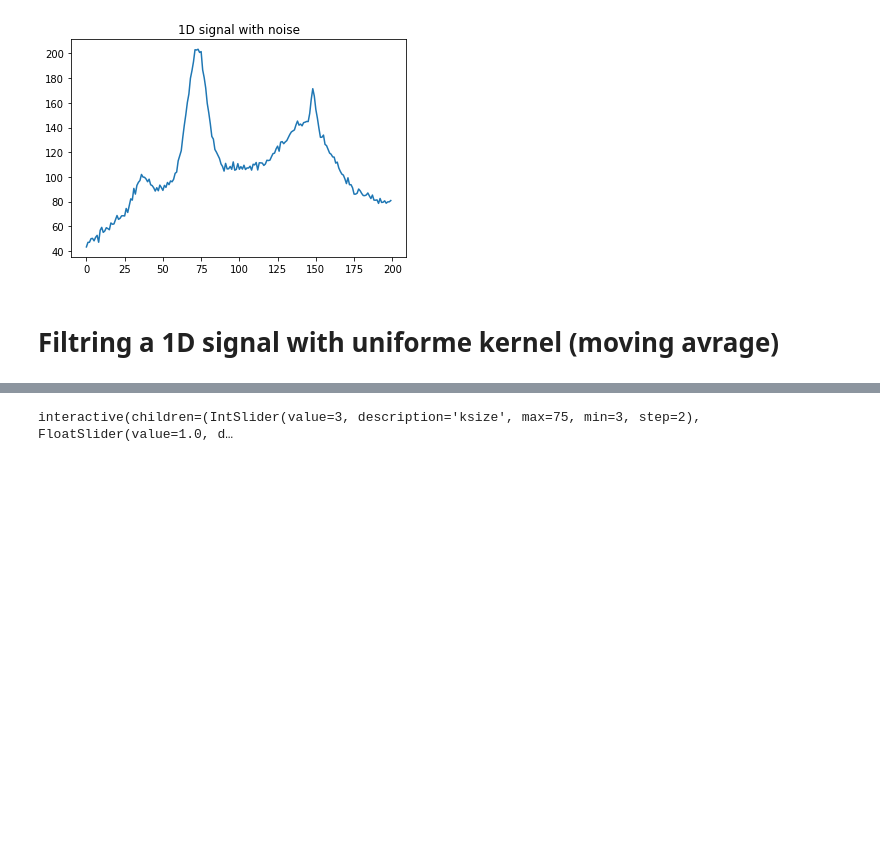
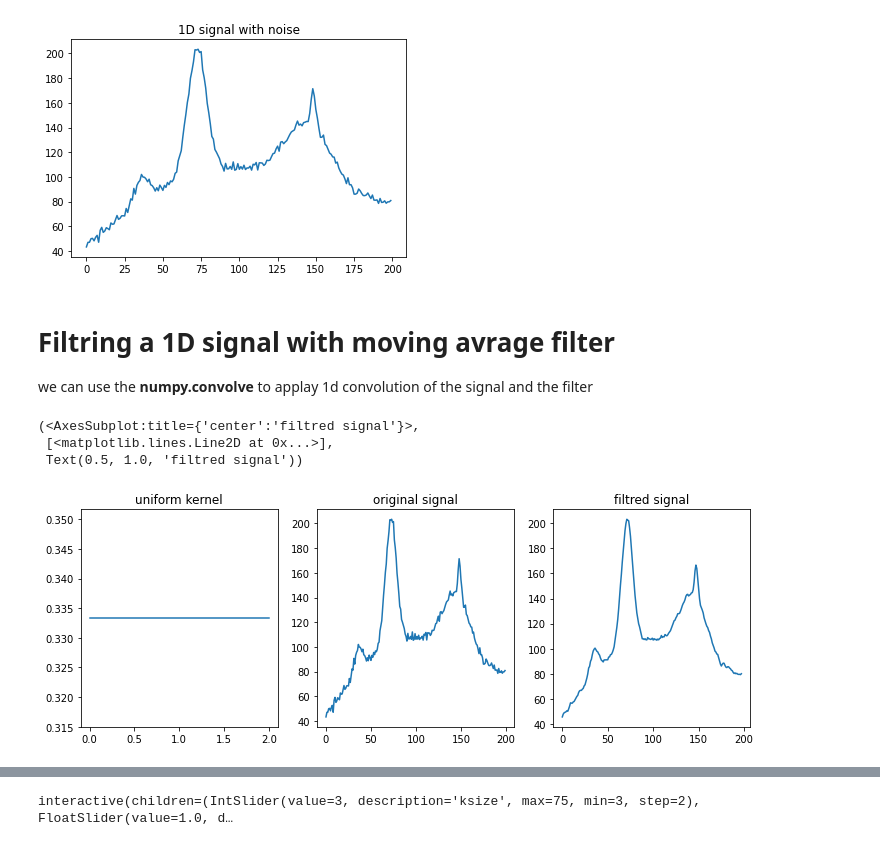
Before and after one commit to aguemoug/cv_ia, a Jupyter notebook: tp_2_filtring.ipynb, the cells around one changed output, grey strips where cells are left out. Saved outputs shown, nothing was run; the diff lists cells and outputs as text; code cells hidden in the pictures; blank space fills up the shorter version.

```diff
--- a/tp_2_filtring.ipynb
+++ b/tp_2_filtring.ipynb
@@ -28,4 +43,19 @@ plt.plot(noisy_signal)
 [<matplotlib.lines.Line2D at 0x...>]
 [figure]
 # %% [markdown]
-# Filtring a 1D signal with uniforme kernel (moving avrage)
+# Filtring a 1D signal with moving avrage filter
+we can use the **numpy.convolve** to applay 1d convolution of the signal and the filter
+# %%
+L=3
+ma_filter=np.ones(L)/L
+smothed_signal=np.convolve(noisy_signal,ma_filter,'valid')
+
+fig = plt.figure(figsize=plt.figaspect(1/3))
+plt.subplot(131),plt.plot(ma_filter),plt.title("uniform kernel")
+plt.subplot(132),plt.plot(noisy_signal),plt.title("original signal")
+plt.subplot(133),plt.plot(smothed_signal),plt.title("filtred signal")
+# %% [output]
+(<AxesSubplot:title={'center':'filtred signal'}>,
+ [<matplotlib.lines.Line2D at 0x...>],
+ Text(0.5, 1.0, 'filtred signal'))
+[figure, added]
```
Also changed, not shown: parts of 13 cells of this notebook.
